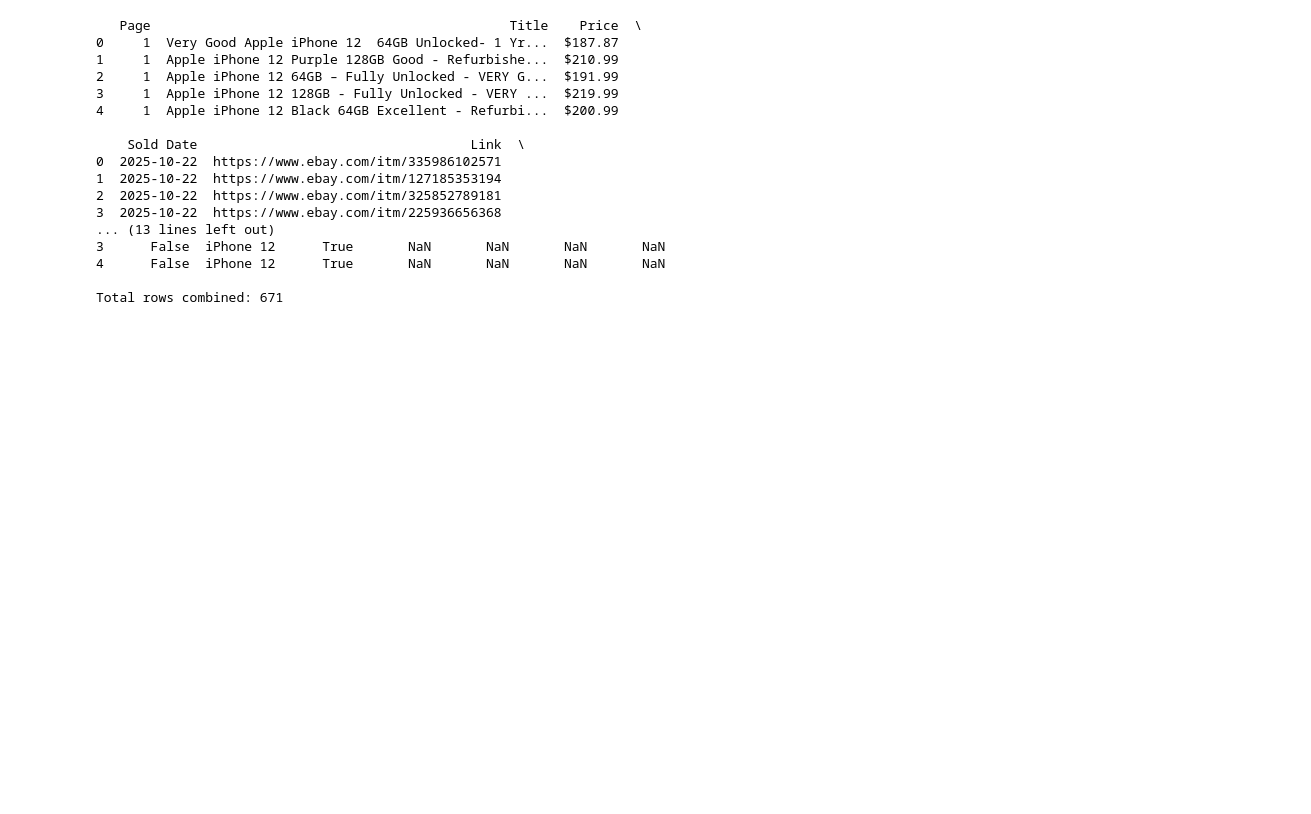
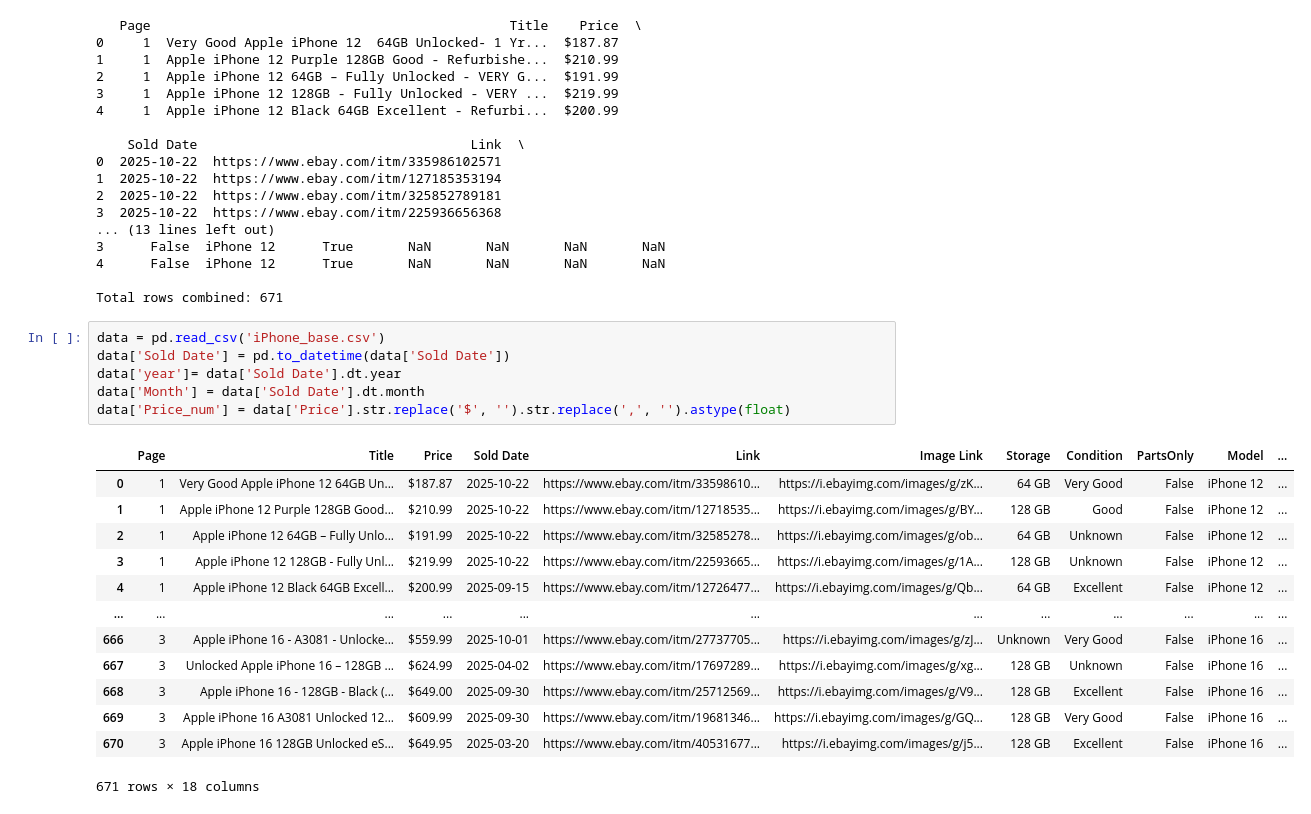
Before and after one commit to MengsrunNit/ebay-scrapping, a Jupyter notebook: Iphone Data/Iphone_base/Iphone_base.ipynb, the cells around one changed output. Drawn from its saved outputs; the diff is of its cells as text; blank space fills up the shorter version.

```diff
--- a/Iphone Data/Iphone_base/Iphone_base.ipynb
+++ b/Iphone Data/Iphone_base/Iphone_base.ipynb
@@ -223,3 +223,23 @@ print(f"\nTotal rows combined: {len(combined_iphones)}")
 4      False  iPhone 12      True       NaN       NaN       NaN       NaN
 
 Total rows combined: 671
+# %%
+data = pd.read_csv('iPhone_base.csv')
+data['Sold Date'] = pd.to_datetime(data['Sold Date'])
+data['year']= data['Sold Date'].dt.year
+data['Month'] = data['Sold Date'].dt.month
+data['Price_num'] = data['Price'].str.replace('$', '').str.replace(',', '').astype(float)
+# %% [output]
+|  | Page | Title | Price | Sold Date | Link | Image Link | Storage | Condition | PartsOnly | Model | ... |
+| 0 | 1 | Very Good Apple iPhone 12 64GB Un... | $187.87 | 2025-10-22 | https://www.ebay.com/itm/33598610... | https://i.ebayimg.com/images/g/zK... | 64 GB | Very Good | False | iPhone 12 | ... |
+| 1 | 1 | Apple iPhone 12 Purple 128GB Good... | $210.99 | 2025-10-22 | https://www.ebay.com/itm/12718535... | https://i.ebayimg.com/images/g/BY... | 128 GB | Good | False | iPhone 12 | ... |
+| 2 | 1 | Apple iPhone 12 64GB – Fully Unlo... | $191.99 | 2025-10-22 | https://www.ebay.com/itm/32585278... | https://i.ebayimg.com/images/g/ob... | 64 GB | Unknown | False | iPhone 12 | ... |
+| 3 | 1 | Apple iPhone 12 128GB - Fully Unl... | $219.99 | 2025-10-22 | https://www.ebay.com/itm/22593665... | https://i.ebayimg.com/images/g/1A... | 128 GB | Unknown | False | iPhone 12 | ... |
+| 4 | 1 | Apple iPhone 12 Black 64GB Excell... | $200.99 | 2025-09-15 | https://www.ebay.com/itm/12726477... | https://i.ebayimg.com/images/g/Qb... | 64 GB | Excellent | False | iPhone 12 | ... |
+| ... | ... | ... | ... | ... | ... | ... | ... | ... | ... | ... | ... |
+| 666 | 3 | Apple iPhone 16 - A3081 - Unlocke... | $559.99 | 2025-10-01 | https://www.ebay.com/itm/27737705... | https://i.ebayimg.com/images/g/zJ... | Unknown | Very Good | False | iPhone 16 | ... |
+| 667 | 3 | Unlocked Apple iPhone 16 – 128GB ... | $624.99 | 2025-04-02 | https://www.ebay.com/itm/17697289... | https://i.ebayimg.com/images/g/xg... | 128 GB | Unknown | False | iPhone 16 | ... |
+| 668 | 3 | Apple iPhone 16 - 128GB - Black (... | $649.00 | 2025-09-30 | https://www.ebay.com/itm/25712569... | https://i.ebayimg.com/images/g/V9... | 128 GB | Excellent | False | iPhone 16 | ... |
+| 669 | 3 | Apple iPhone 16 A3081 Unlocked 12... | $609.99 | 2025-09-30 | https://www.ebay.com/itm/19681346... | https://i.ebayimg.com/images/g/GQ... | 128 GB | Very Good | False | iPhone 16 | ... |
+| 670 | 3 | Apple iPhone 16 128GB Unlocked eS... | $649.95 | 2025-03-20 | https://www.ebay.com/itm/40531677... | https://i.ebayimg.com/images/g/j5... | 128 GB | Excellent | False | iPhone 16 | ... |
+671 rows × 18 columns
```
Also changed, not shown: parts of 13 cells of this notebook, 41 other files.
